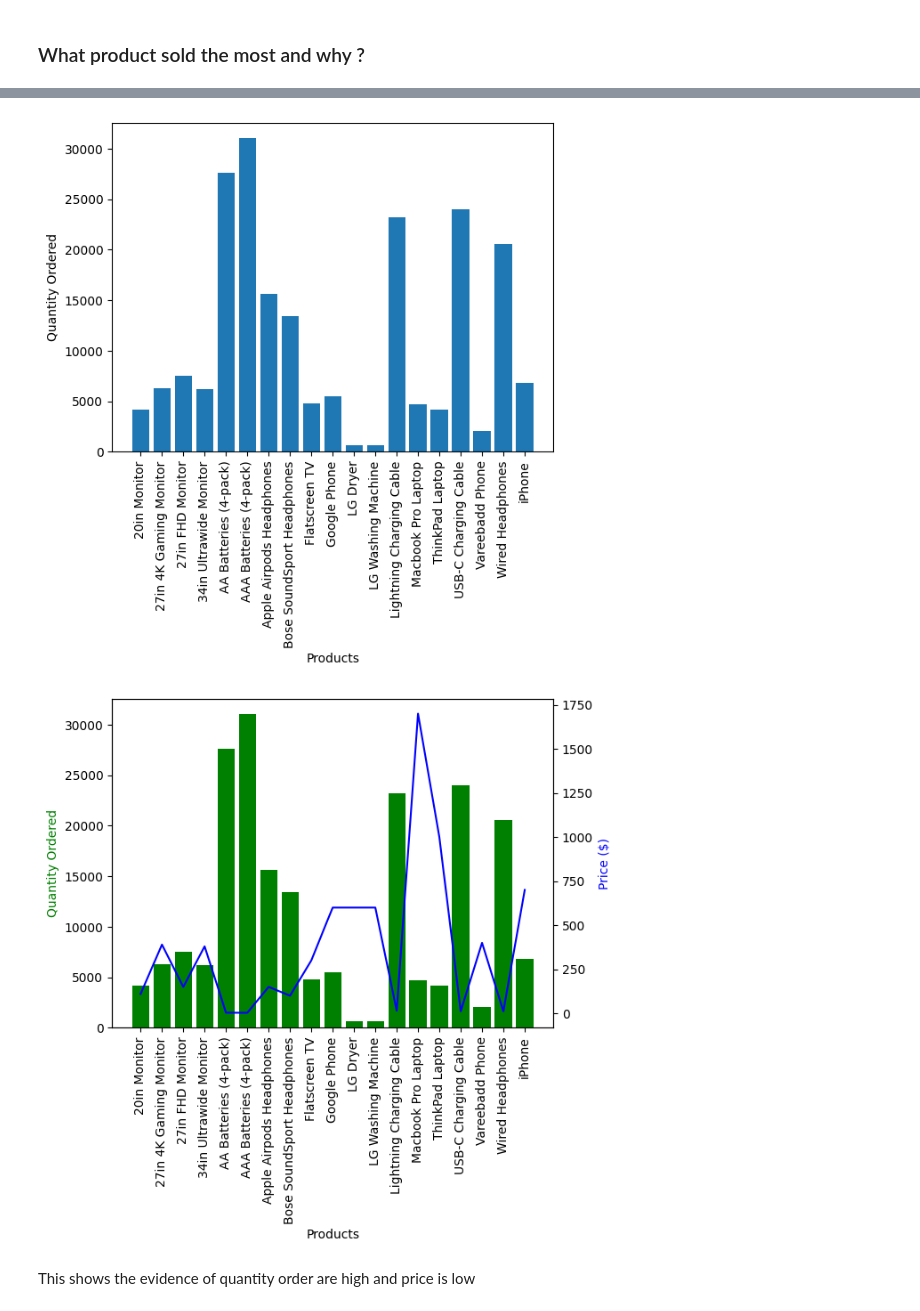
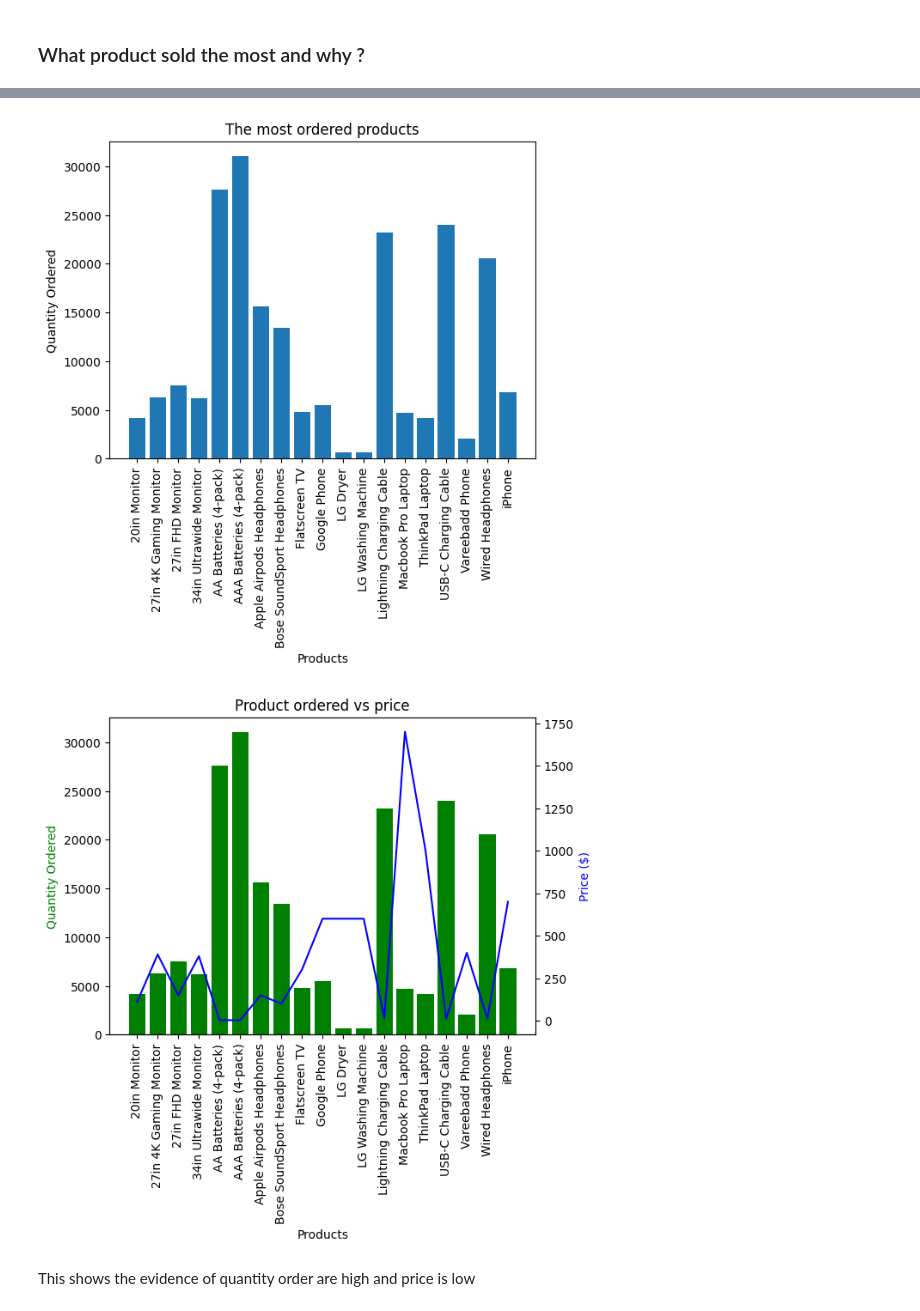
Before and after one commit to tsbarry/Sales_data, a Jupyter notebook: sales_data.ipynb, the cells around one changed output, grey strips where cells are left out. Saved outputs shown, nothing was run; the diff lists cells and outputs as text; code cells hidden in the pictures.

```diff
--- a/sales_data.ipynb
+++ b/sales_data.ipynb
@@ -335,26 +364,28 @@ plt.bar(prdcts, product_sold)
 plt.xticks(prdcts, rotation = 'vertical', size=10)
 plt.xlabel('Products')
 plt.ylabel('Quantity Ordered')
+plt.title('The most ordered products')
 plt.show()
 # %% [output]
-[figure, old version]
+[figure, new version]
 # %%
 # to see why AAA Bateries are sold the most by looking at graph of quantity ordered versus price
 prices = df.groupby('Product').mean()['Price Each']
 # adding a second y axis to the chart - https://stackoverflow.com/questions/14762181/adding-a-y-axis-label-to-secondary-y-axis-in-matplotlib
 
 fig, ax1 = plt.subplots()
 
 ax2 = ax1.twinx()
 ax1.bar(prdcts, product_sold, color='g')
 ax2.plot(prdcts, prices, 'b-')
 
 ax1.set_xlabel('Products')
 ax1.set_ylabel('Quantity Ordered', color='g')
 ax2.set_ylabel('Price ($)', color='b')
 ax1.set_xticklabels(prdcts, rotation = 'vertical', size=10)
+plt.title('Product ordered vs price')
 plt.show()
 # %% [output]
-[figure, old version]
+[figure, new version]
 # %% [markdown]
 This shows the evidence of quantity order are high and price is low
```
Also changed, not shown: parts of 14 cells of this notebook.
